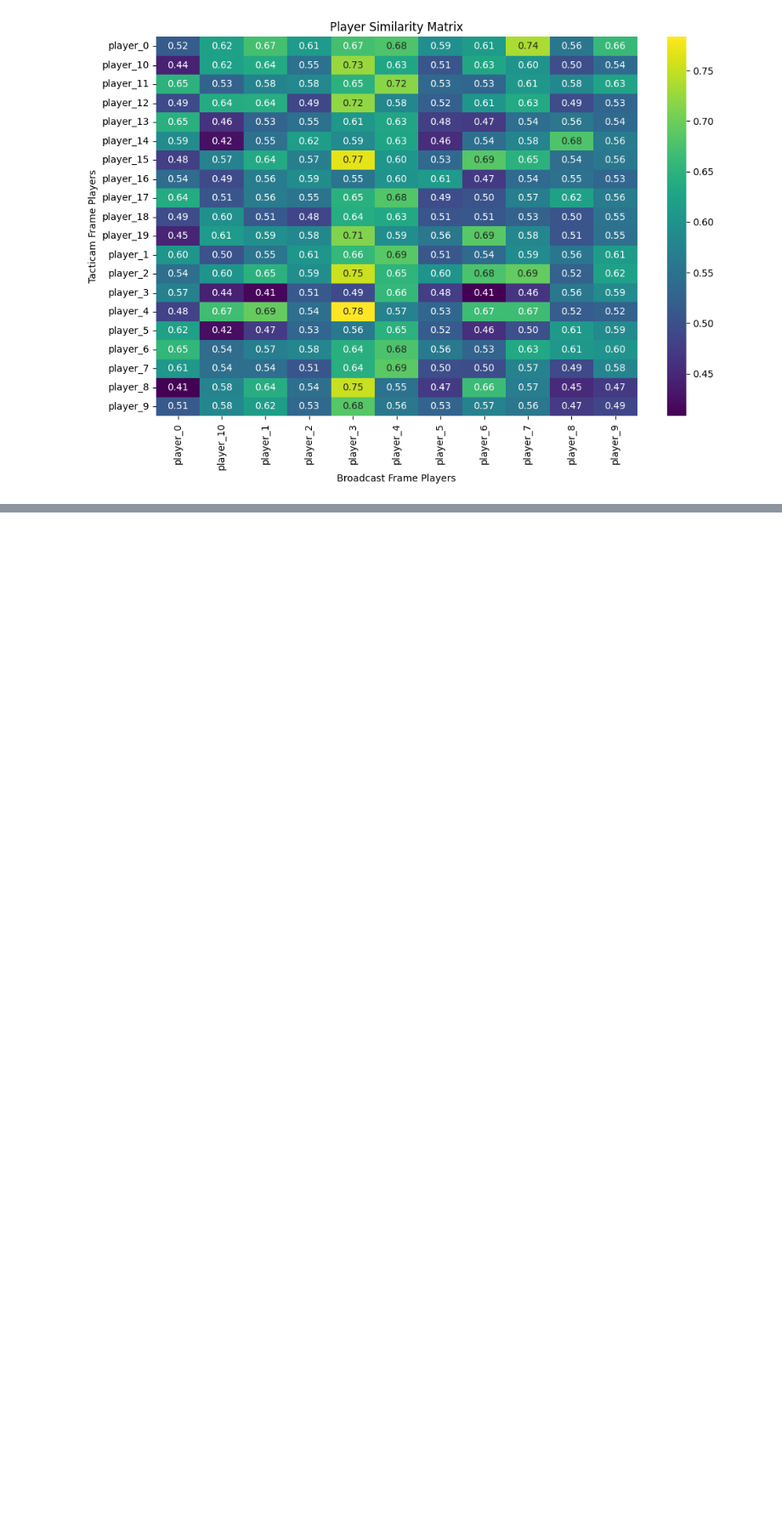
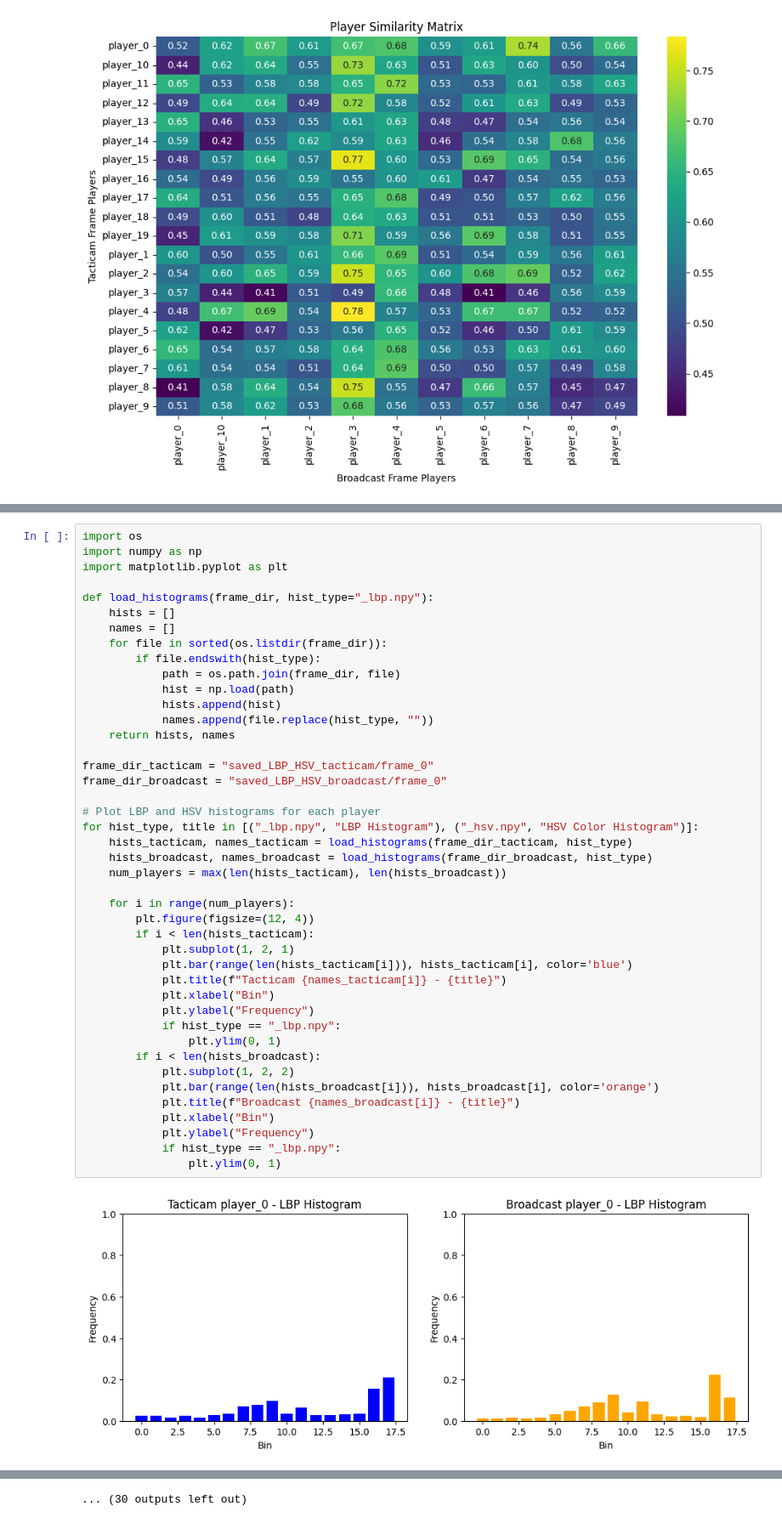
Before and after one commit to Vivek084c/Cross-Camera-Player-Mapping, a Jupyter notebook: similarity_pipline.ipynb, the cells around one changed output, grey strips where cells are left out. Shown at 85% size. Cells and saved outputs as stored; diff of their text form; blank space fills up the shorter version.

```diff
--- a/similarity_pipline.ipynb
+++ b/similarity_pipline.ipynb
@@ -302,0 +765,45 @@ plt.show()
+# %%
+import os
+import numpy as np
+import matplotlib.pyplot as plt
+
+def load_histograms(frame_dir, hist_type="_lbp.npy"):
+    hists = []
+    names = []
+    for file in sorted(os.listdir(frame_dir)):
+        if file.endswith(hist_type):
+            path = os.path.join(frame_dir, file)
+            hist = np.load(path)
+            hists.append(hist)
+            names.append(file.replace(hist_type, ""))
+    return hists, names
+
+frame_dir_tacticam = "saved_LBP_HSV_tacticam/frame_0"
+frame_dir_broadcast = "saved_LBP_HSV_broadcast/frame_0"
+
+# Plot LBP and HSV histograms for each player
+for hist_type, title in [("_lbp.npy", "LBP Histogram"), ("_hsv.npy", "HSV Color Histogram")]:
+    hists_tacticam, names_tacticam = load_histograms(frame_dir_tacticam, hist_type)
+    hists_broadcast, names_broadcast = load_histograms(frame_dir_broadcast, hist_type)
+    num_players = max(len(hists_tacticam), len(hists_broadcast))
+
+    for i in range(num_players):
+        plt.figure(figsize=(12, 4))
+        if i < len(hists_tacticam):
+            plt.subplot(1, 2, 1)
+            plt.bar(range(len(hists_tacticam[i])), hists_tacticam[i], color='blue')
+            plt.title(f"Tacticam {names_tacticam[i]} - {title}")
+            plt.xlabel("Bin")
+            plt.ylabel("Frequency")
+            if hist_type == "_lbp.npy":
+                plt.ylim(0, 1)
+        if i < len(hists_broadcast):
+            plt.subplot(1, 2, 2)
+            plt.bar(range(len(hists_broadcast[i])), hists_broadcast[i], color='orange')
+            plt.title(f"Broadcast {names_broadcast[i]} - {title}")
+            plt.xlabel("Bin")
+            plt.ylabel("Frequency")
+            if hist_type == "_lbp.npy":
+                plt.ylim(0, 1)
+# %% [output]
+[figure, added]
@@ -302,0 +821 @@ plt.show()
+... (30 outputs left out)
```
Also changed, not shown: parts of 43 cells of this notebook, 5 other files.
